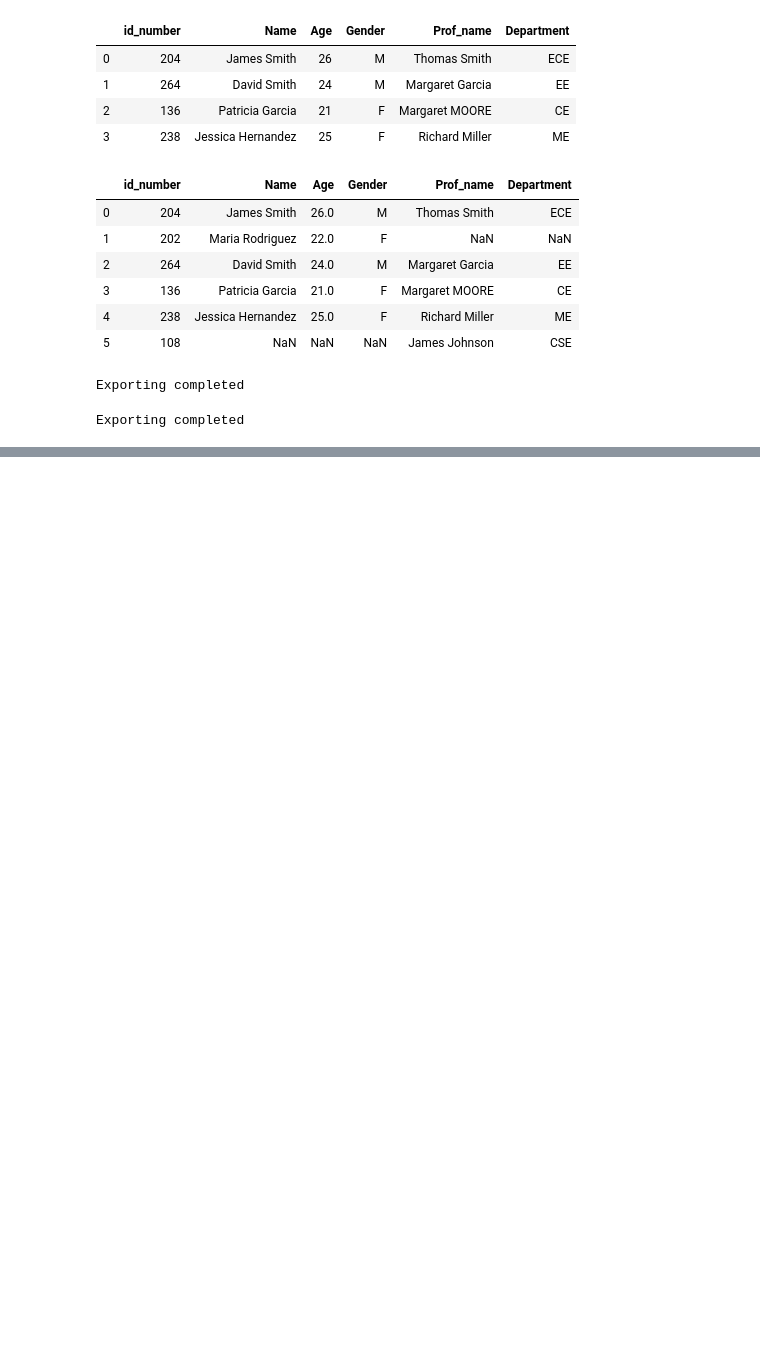
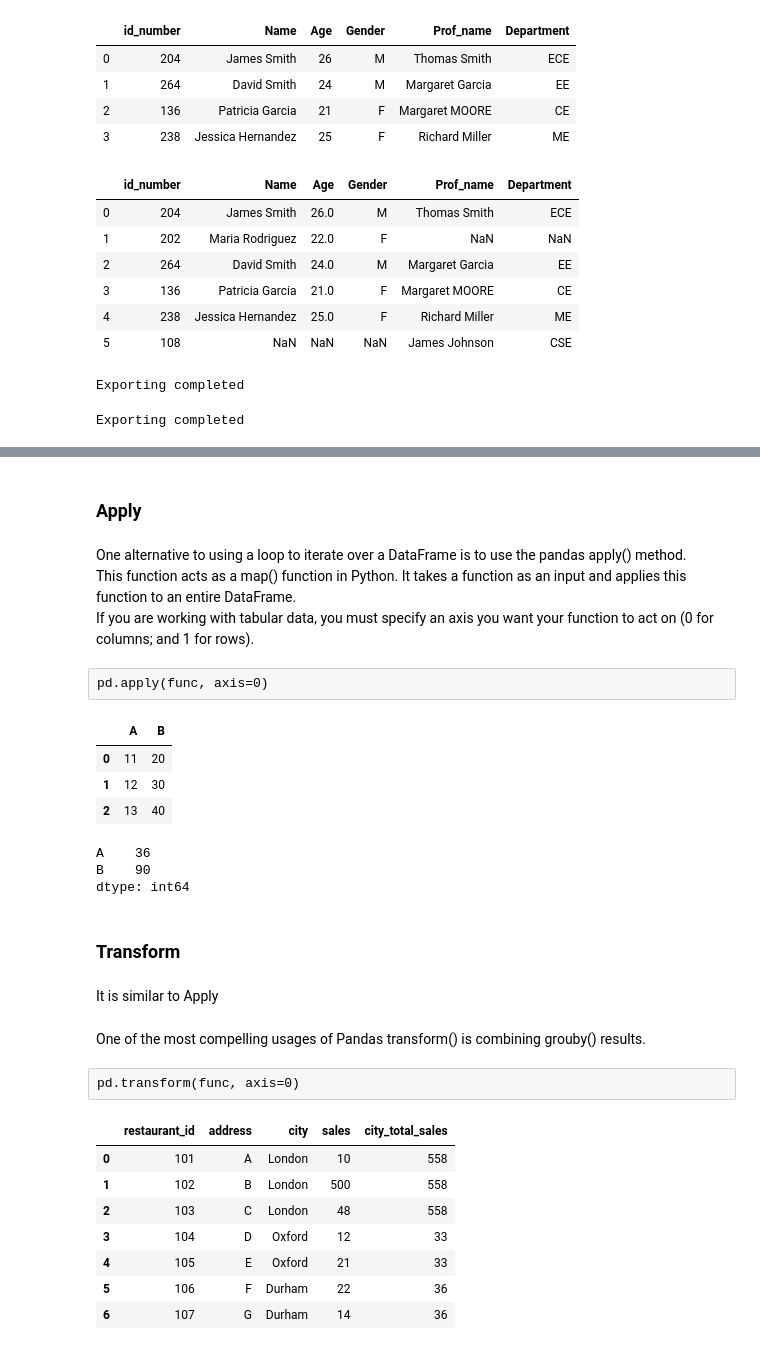
Before and after one commit to melwinmpk/Python_DSA, a Jupyter notebook: Pandas/Pandas_3.ipynb, the cells around one changed output, grey strips where cells are left out. Saved outputs shown, nothing was run; the diff lists cells and outputs as text; code cells hidden in the pictures; blank space fills up the shorter version.

Commit message:
Pandas TransFrom and Apply

```diff
--- a/Pandas/Pandas_3.ipynb
+++ b/Pandas/Pandas_3.ipynb
@@ -585,0 +588,8 @@ Exporting completed
+# %% [markdown]
+### Apply
+# %% [markdown]
+One alternative to using a loop to iterate over a DataFrame is to use the pandas apply() method.<br>
+This function acts as a map() function in Python. It takes a function as an input and applies this function to an entire DataFrame.<br>
+If you are working with tabular data, you must specify an axis you want your function to act on (0 for columns; and 1 for rows).
+# %% [raw]
+pd.apply(func, axis=0)
@@ -585,0 +601,42 @@ Exporting completed
+# %%
+df = df.apply(plus_10) # df.apply(lambda x: x+10)
+df
+# %% [output]
+|  | A | B |
+| 0 | 11 | 20 |
+| 1 | 12 | 30 |
+| 2 | 13 | 40 |
+# %%
+df.apply(lambda x:x.sum())
+# %% [output]
+A    36
+B    90
+dtype: int64
+# %% [markdown]
+### Transform
+# %% [markdown]
+It is similar to Apply
+# %% [markdown]
+One of the most compelling usages of Pandas transform() is combining grouby() results.
+# %% [raw]
+pd.transform(func, axis=0)
+# %%
+df = pd.DataFrame({
+  'restaurant_id': [101,102,103,104,105,106,107],
+  'address': ['A','B','C','D', 'E', 'F', 'G'],
+  'city': ['London','London','London','Oxford','Oxford', 'Durham', 'Durham'],
+  'sales': [10,500,48,12,21,22,14]
+})
+# %%
+new_trans = df
+new_trans['city_total_sales'] = df.groupby('city')['sales'].transform(sum)
+new_trans
+# %% [output]
+|  | restaurant_id | address | city | sales | city_total_sales |
+| 0 | 101 | A | London | 10 | 558 |
+| 1 | 102 | B | London | 500 | 558 |
+| 2 | 103 | C | London | 48 | 558 |
+| 3 | 104 | D | Oxford | 12 | 33 |
+| 4 | 105 | E | Oxford | 21 | 33 |
+| 5 | 106 | F | Durham | 22 | 36 |
+| 6 | 107 | G | Durham | 14 | 36 |
```
Also changed, not shown: parts of 6 cells of this notebook, 4 other files.
